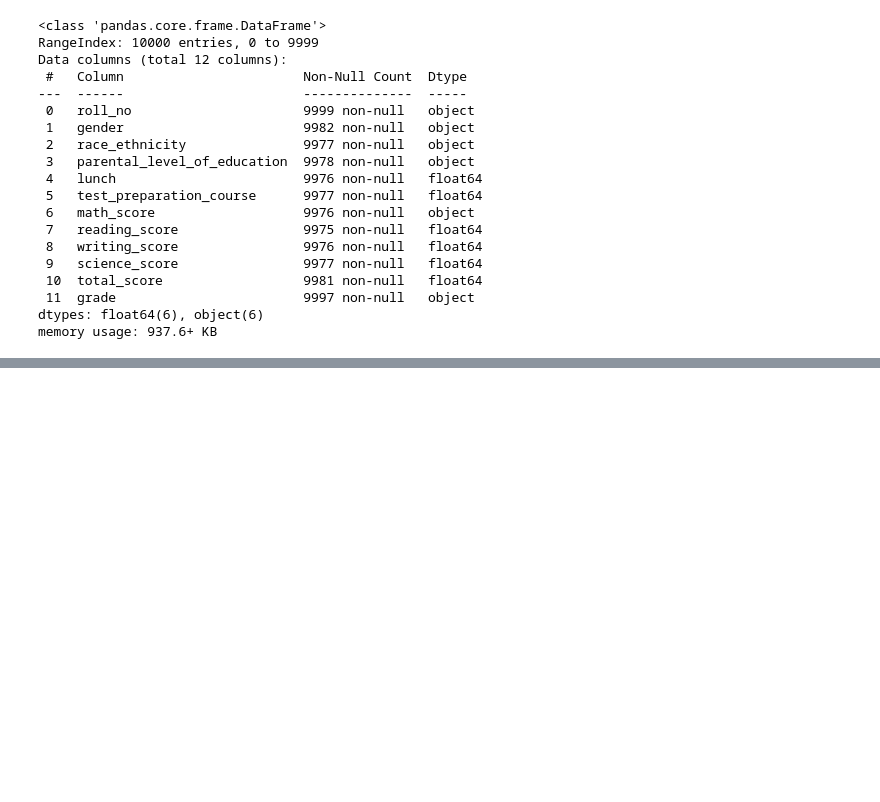
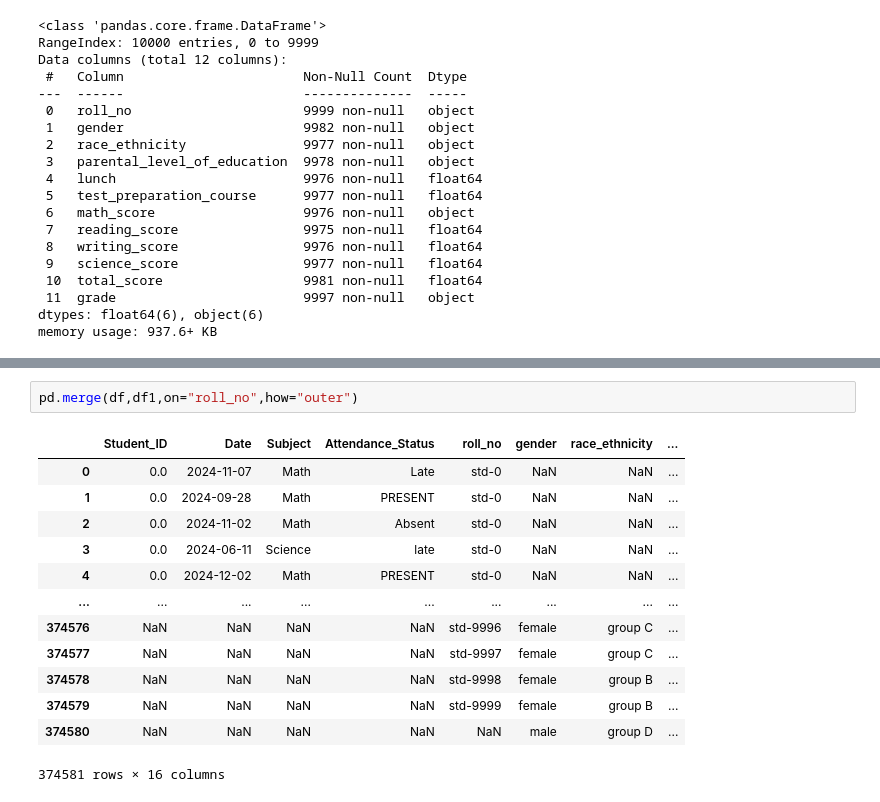
Before and after one commit to janviishere/Python-Program, a Jupyter notebook: LabWork(DWAC).ipynb, the cells around one changed output, grey strips where cells are left out. Saved outputs shown, nothing was run; the diff lists cells and outputs as text; blank space fills up the shorter version.

```diff
--- a/LabWork(DWAC).ipynb
+++ b/LabWork(DWAC).ipynb
@@ -547,0 +601,16 @@ KeyError: 'Subject'
+# %%
+pd.merge(df,df1,on="roll_no",how="outer")
+# %% [output]
+|  | Student_ID | Date | Subject | Attendance_Status | roll_no | gender | race_ethnicity | ... |
+| 0 | 0.0 | 2024-11-07 | Math | Late | std-0 | NaN | NaN | ... |
+| 1 | 0.0 | 2024-09-28 | Math | PRESENT | std-0 | NaN | NaN | ... |
+| 2 | 0.0 | 2024-11-02 | Math | Absent | std-0 | NaN | NaN | ... |
+| 3 | 0.0 | 2024-06-11 | Science | late | std-0 | NaN | NaN | ... |
+| 4 | 0.0 | 2024-12-02 | Math | PRESENT | std-0 | NaN | NaN | ... |
+| ... | ... | ... | ... | ... | ... | ... | ... | ... |
+| 374576 | NaN | NaN | NaN | NaN | std-9996 | female | group C | ... |
+| 374577 | NaN | NaN | NaN | NaN | std-9997 | female | group C | ... |
+| 374578 | NaN | NaN | NaN | NaN | std-9998 | female | group B | ... |
+| 374579 | NaN | NaN | NaN | NaN | std-9999 | female | group B | ... |
+| 374580 | NaN | NaN | NaN | NaN | NaN | male | group D | ... |
+374581 rows × 16 columns
```
Also changed, not shown: parts of 13 cells of this notebook.
